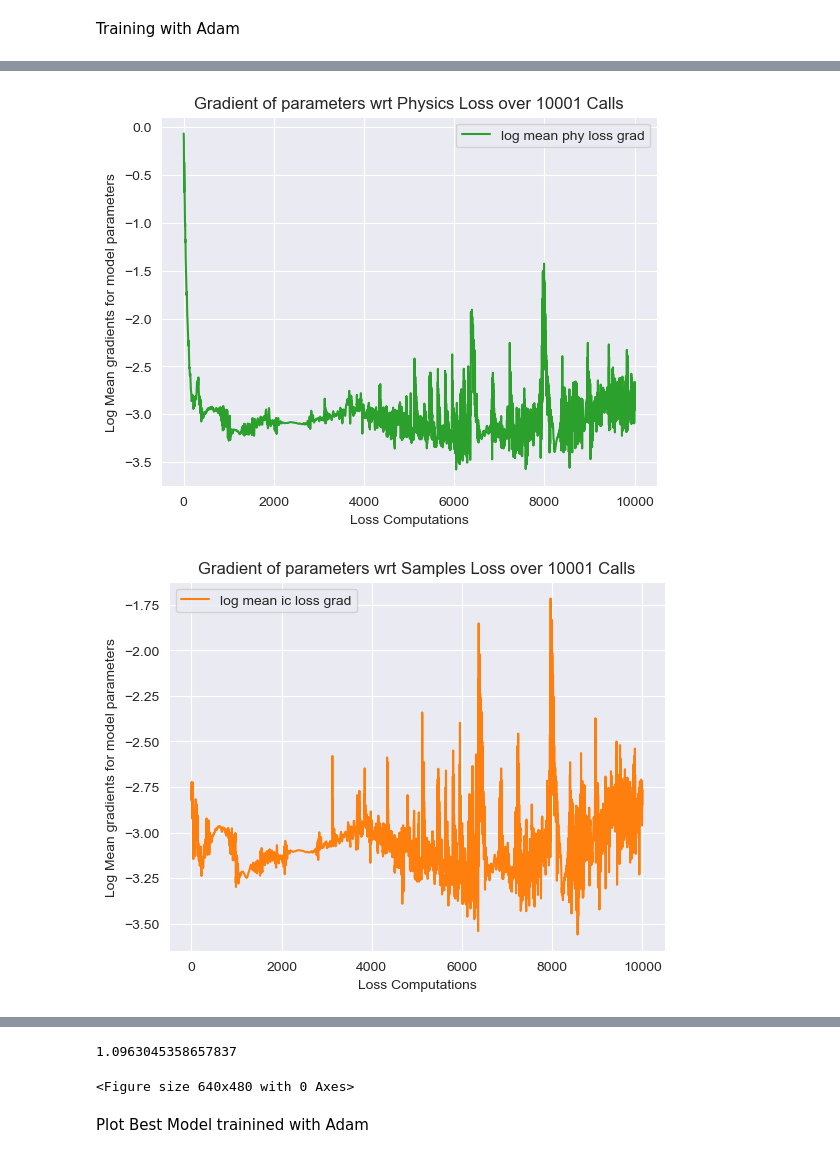
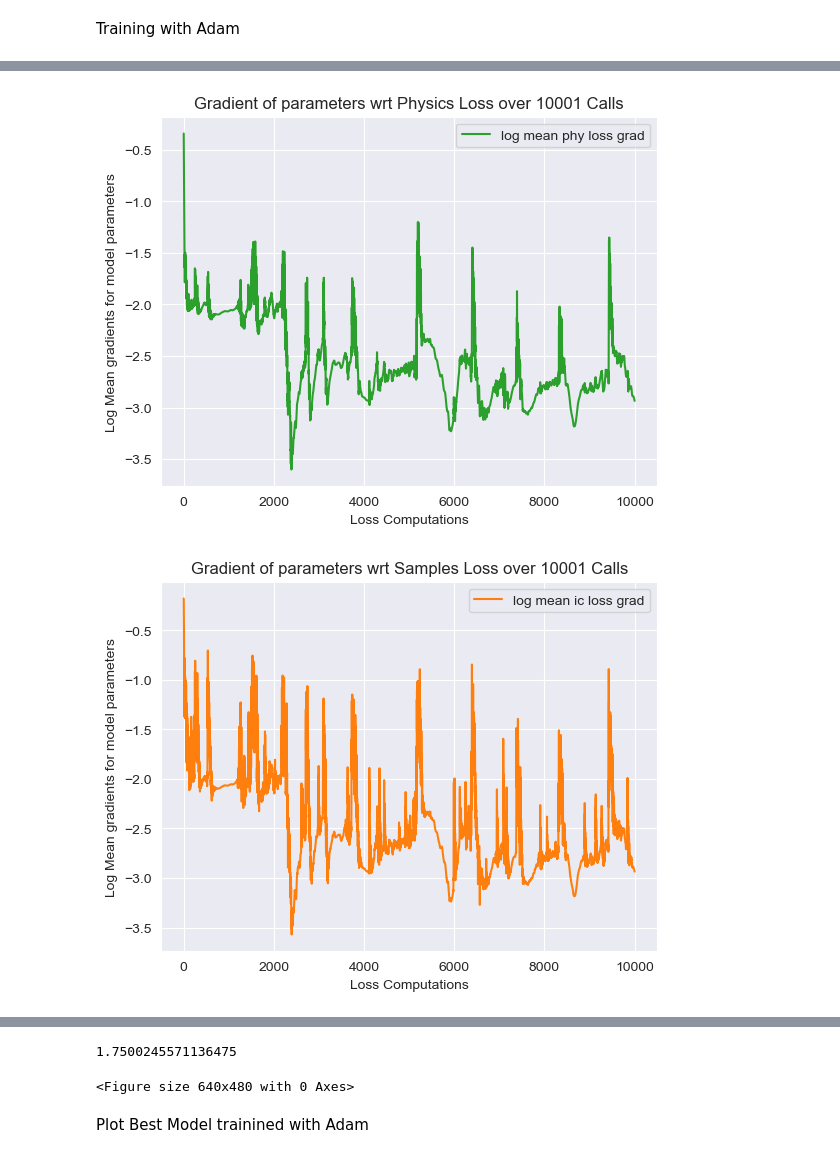
Before and after one commit to RoshenS/PINNs, a Jupyter notebook: 3. Inverse Problem.ipynb, the cells around one changed output, grey strips where cells are left out. Saved outputs shown, nothing was run; the diff lists cells and outputs as text; code cells hidden in the pictures.

```diff
--- a/3. Inverse Problem.ipynb
+++ b/3. Inverse Problem.ipynb
@@ -220,7 +220,7 @@ def loss_fn(model, batch):
 
     #obtaining initial conditions pred
     sample_pred = model(samples[:,0].view(-1,1))
-    sample_loss = torch.mean( (sample_pred - samples[:,1].view(-1,1))**2 )
+    sample_loss = torch.sum( (sample_pred - samples[:,1].view(-1,1))**2 )
 
     # calculate weighted loss
     sample_loss_weighted = sample_loss*sample_weight
@@ -344,7 +344,7 @@ Training with Adam
 n_epochs = 10001
 w_update = 1
 # start with Adam optimizer
-optim = Adam(list(model.parameters())+[k_pred],lr=4e-4)
+optim = Adam(list(model.parameters())+[k_pred],lr=1e-3)
 prev_loss = list()
 prev_k = list()
 
@@ -376,2 +376,2 @@ Finished epoch 10000, latest loss 2.77E-03
-[figure, old version]
+[figure, new version]
-[figure, old version]
+[figure, new version]
@@ -380,4 +380,4 @@ Finished epoch 10000, latest loss 2.77E-03
-1.0963045358657837
+1.7500245571136475
 <Figure size 640x480 with 0 Axes>
 # %% [markdown]
 Plot Best Model trainined with Adam
```
Also changed, not shown: parts of 2 cells of this notebook.
